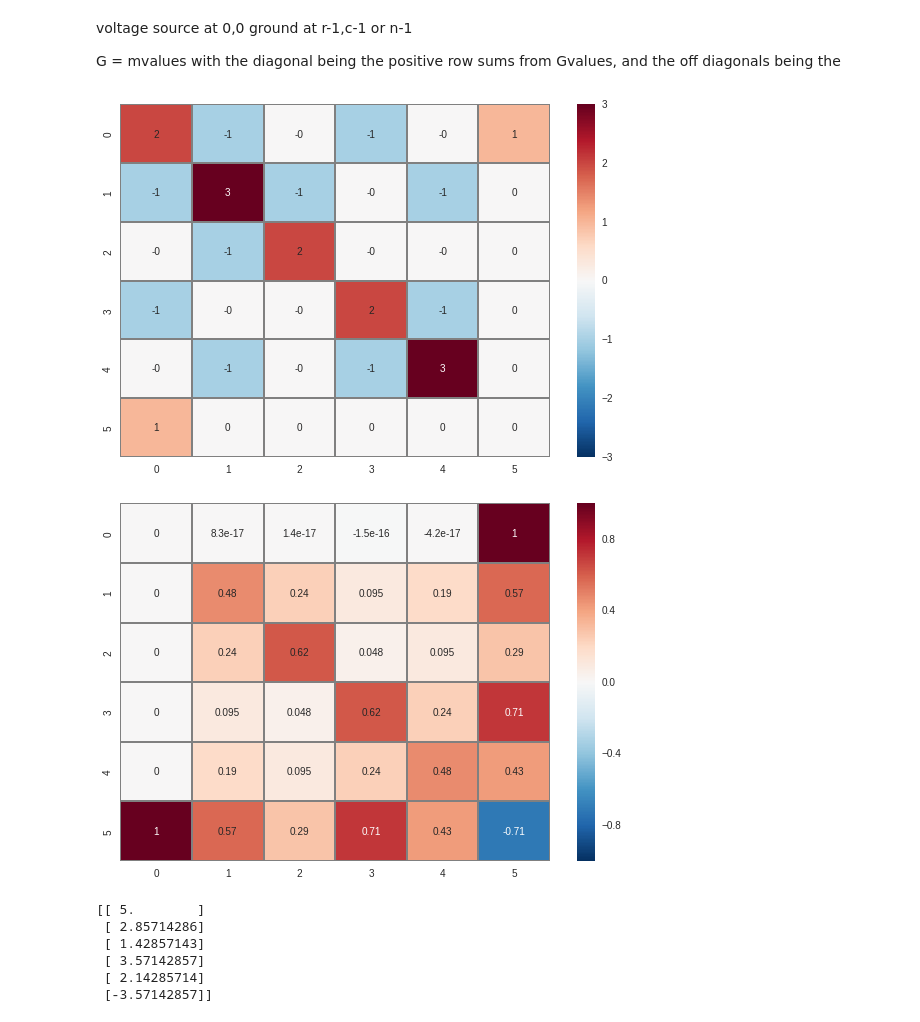
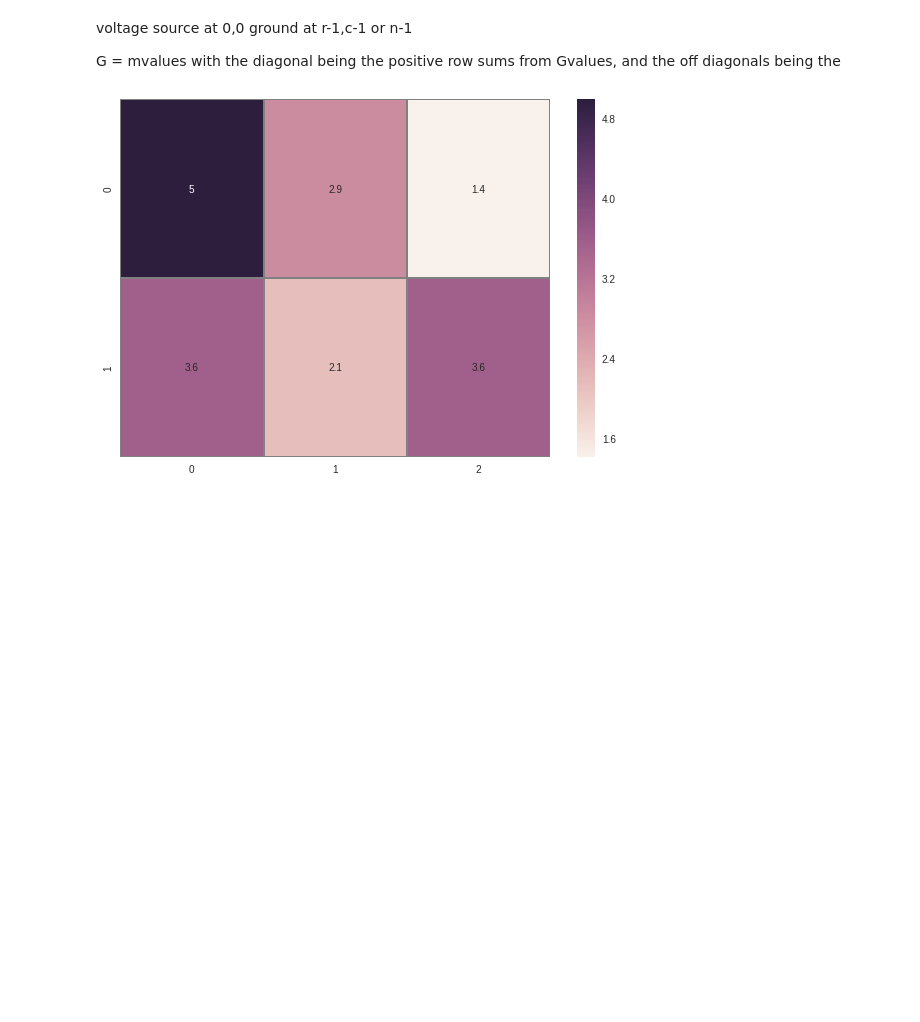
Before and after one commit to leobrowning92/networksim-cntfet, a Jupyter notebook: ResistorGridSolutions.ipynb, the cells around one changed output. Saved outputs shown, nothing was run; the diff lists cells and outputs as text; code cells hidden in the pictures; blank space fills up the shorter version.

```diff
--- a/ResistorGridSolutions.ipynb
+++ b/ResistorGridSolutions.ipynb
@@ -165,11 +165,11 @@ def make_gridpattern(getG,r,c):
 
 def make_G(pattern,gnd):
     n=len(pattern)
-    G=-pattern
+    G=pattern
     for i in range(n):
         for j in range(n):
             if i==j:
-                G[i,j]=sum(pattern[i])
+                G[i,j]=-sum(pattern[i])
 
     return np.delete(np.delete(G,gnd[0],0),gnd[0],1)
 
@@ -188,29 +188,21 @@ def make_z(r,c,Vsrc):
 # %%
 r=2
 c=3
 n=r*c
 m=1
 G=np.zeros((n,n)) #
 Gvalues=np.zeros((n,n))
 B=np.zeros((n,m))
 C=B.T
 D=np.zeros((n,n))
 gnd=[n-1]
 Vsrc=np.array([[0,5]])
 z=make_z(r,c,Vsrc)
 
 A=make_A(make_G(make_gridpattern(getG,r,c),gnd),Vsrc[:,0])
-sns.heatmap(A,linewidths=1,linecolor='grey',annot=True)
+x=np.matmul(np.linalg.inv(A),z)
+
+sns.heatmap(np.reshape(,(r,c)),linewidths=1,linecolor='grey',annot=True)
 plt.show()
-sns.heatmap(np.linalg.inv(A),linewidths=1,linecolor='grey',annot=True)
-plt.show()
-print(np.matmul(np.linalg.inv(A),z))
 # %% [output]
-[figure, old version]
+[figure, new version]
-[figure, removed]
-[[ 5.        ]
- [ 2.85714286]
- [ 1.42857143]
- [ 3.57142857]
- [ 2.14285714]
- [-3.57142857]]
```
Also changed, not shown: parts of 3 cells of this notebook.
